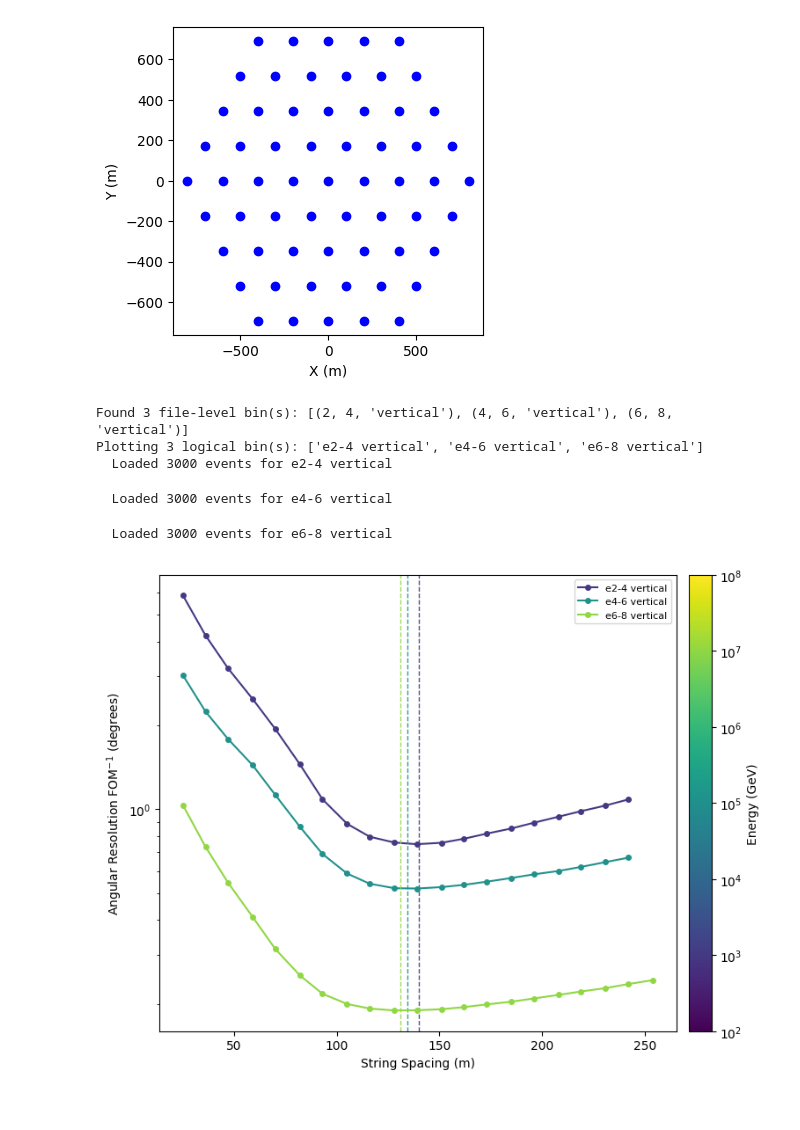
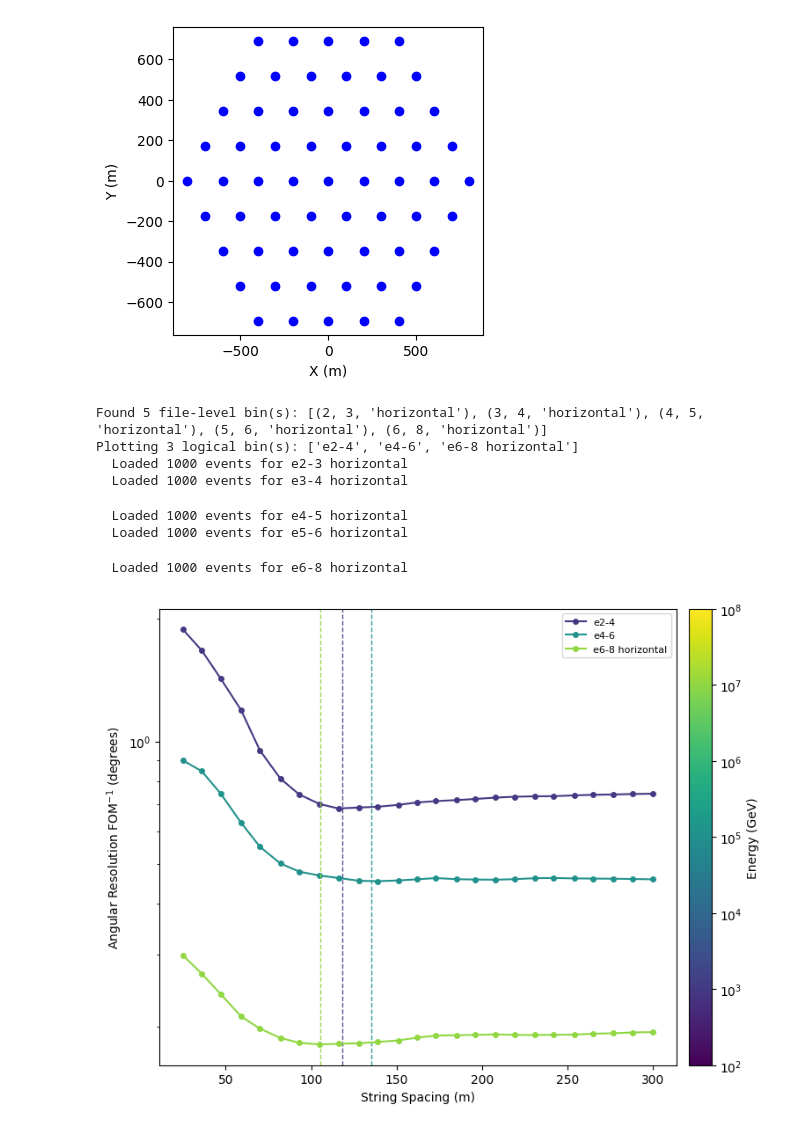
Before and after one commit to kristiantcho/nugget, a Jupyter notebook: nugget/examples/test_evaluation.ipynb, the cells around one changed output. Cells and saved outputs as stored; diff of their text form; code cells hidden in the pictures.

```diff
--- a/nugget/examples/test_evaluation.ipynb
+++ b/nugget/examples/test_evaluation.ipynb
@@ -1063,8 +1063,8 @@ from pathlib import Path
 
 # ── User config ────────────────────────────────────────────────────────────────
 manual_version      = "r600_50_u_sp_1"          # version string used in res_test_space_manual.py
-manual_num_events   = 3000                        # num_events used when generating files
-manual_zenith_range = "vertical"               # zenith_range used (e.g. "horizontal", "vertical")
+manual_num_events   = 1000                        # num_events used when generating files
+manual_zenith_range = "horizontal"               # zenith_range used (e.g. "horizontal", "vertical")
 use_mean_resolution = False   # If True, use mean instead of median for FOM
 
 # Which file-level energy bins to include.  Each entry is (lo, hi) matching e{lo}-{hi} filenames.
@@ -1076,8 +1076,8 @@ energy_bins_to_plot = None   # e.g. [(2, 3), (6, 8)]  or  None
 # The label will be "e{min_lo}-{max_hi}".  Bins not listed here are plotted as-is.
 # Example: combine_energy_bins = [[(2, 3), (3, 4)], [(6, 7), (7, 8)]]
 # gives two merged curves: e2-4 and e6-8.  Set to None or [] to disable.
-# combine_energy_bins = [[(2, 3), (3, 4)], [(4, 5), (5, 6)]]  # e.g. [[(2, 3), (3, 4)], [(6, 7), (7, 8)]]
-combine_energy_bins = None  # e.g. [[(2, 3), (3, 4)], [(6, 7), (7, 8)]]
+combine_energy_bins = [[(2, 3), (3, 4)], [(4, 5), (5, 6)]]  # e.g. [[(2, 3), (3, 4)], [(6, 7), (7, 8)]]
+# combine_energy_bins = None  # e.g. [[(2, 3), (3, 4)], [(6, 7), (7, 8)]]
 use_patd_manual = False   # set True if files were generated with use_patd=True
 # ──────────────────────────────────────────────────────────────────────────────
 
@@ -1266,36 +1266,38 @@ for lbin in logical_bins:
     valid = np.isfinite(series)
     if not np.any(valid):
         continue
 
     color = mappable_m.to_rgba(lbin['log_center'])
 
     ax_m.plot(spacings_manual[valid], series[valid], marker='o', color=color,
               markersize=4, linestyle='-', label=label)
 
     if np.count_nonzero(valid) >= 2:
         xv, yv = spacings_manual[valid], series[valid]
         kind = 'cubic' if np.count_nonzero(valid) >= 4 else 'linear'
         f_interp = scipy.interpolate.interp1d(xv, yv, kind=kind)
         fine_x = np.linspace(xv.min(), xv.max(), 1000)
         fine_y = f_interp(fine_x)
         sp_min = fine_x[np.argmin(fine_y)]
         ax_m.axvline(sp_min, color=color, linestyle='--', linewidth=1.0, alpha=0.9)
 
 cbar_m = plt.colorbar(mappable_m, ax=ax_m, pad=0.02)
 ax_m.set_yscale('log')
 ticks_m = np.arange(2, 9)
 cbar_m.set_ticks(ticks_m)
 cbar_m.set_ticklabels([f'$10^{{{int(t)}}}$' for t in ticks_m])
 cbar_m.set_label('Energy (GeV)')
 ax_m.set_xlabel('String Spacing (m)')
 ax_m.set_ylabel(r'Angular Resolution FOM$^{-1}$ (degrees)')
 ax_m.legend(fontsize=8, loc='upper right')
 plt.tight_layout()
 plt.show()
 # %% [output]
-Found 3 file-level bin(s): [(2, 4, 'vertical'), (4, 6, 'vertical'), (6, 8, 'vertical')]
-Plotting 3 logical bin(s): ['e2-4 vertical', 'e4-6 vertical', 'e6-8 vertical']
-  Loaded 3000 events for e2-4 vertical
+Found 5 file-level bin(s): [(2, 3, 'horizontal'), (3, 4, 'horizontal'), (4, 5, 'horizontal'), (5, 6, 'horizontal'), (6, 8, 'horizontal')]
+Plotting 3 logical bin(s): ['e2-4', 'e4-6', 'e6-8 horizontal']
+  Loaded 1000 events for e2-3 horizontal
+  Loaded 1000 events for e3-4 horizontal
-  Loaded 3000 events for e4-6 vertical
+  Loaded 1000 events for e4-5 horizontal
+  Loaded 1000 events for e5-6 horizontal
-  Loaded 3000 events for e6-8 vertical
+  Loaded 1000 events for e6-8 horizontal
-[figure, old version]
+[figure, new version]
```
Also changed, not shown: parts of 1 cell of this notebook, 4 other files.
